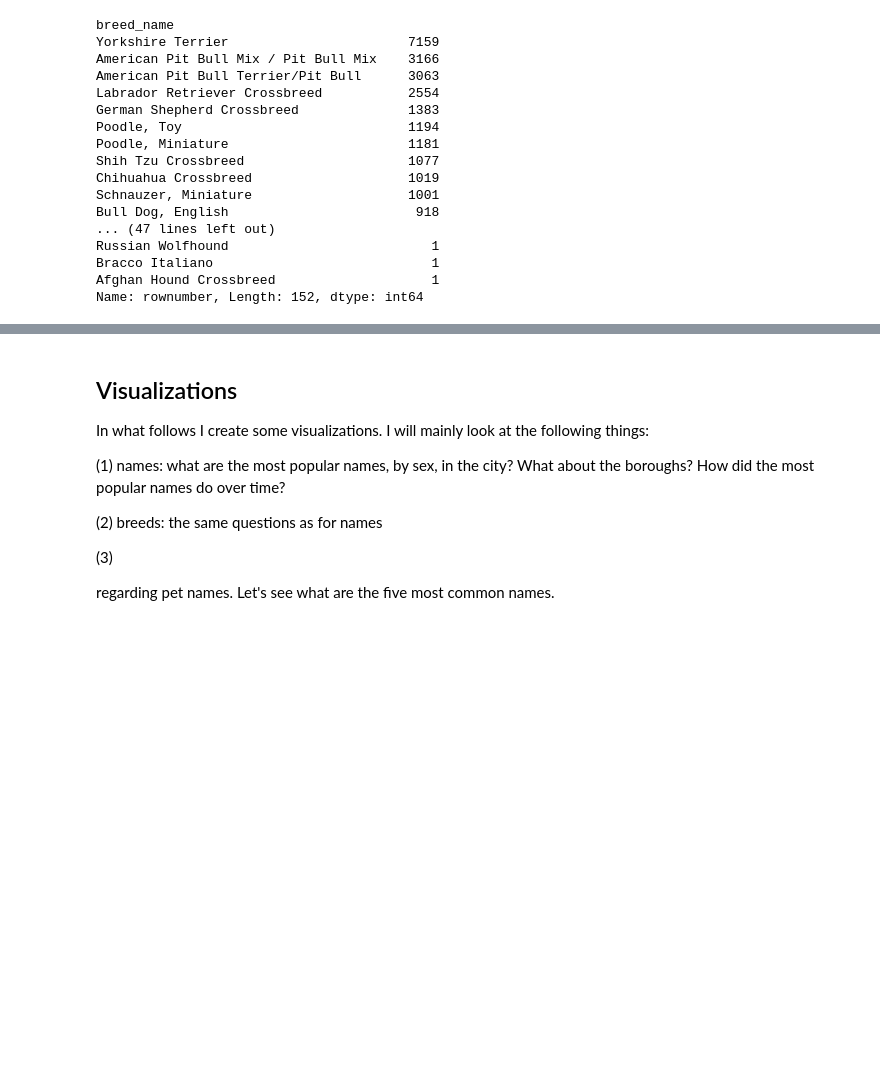
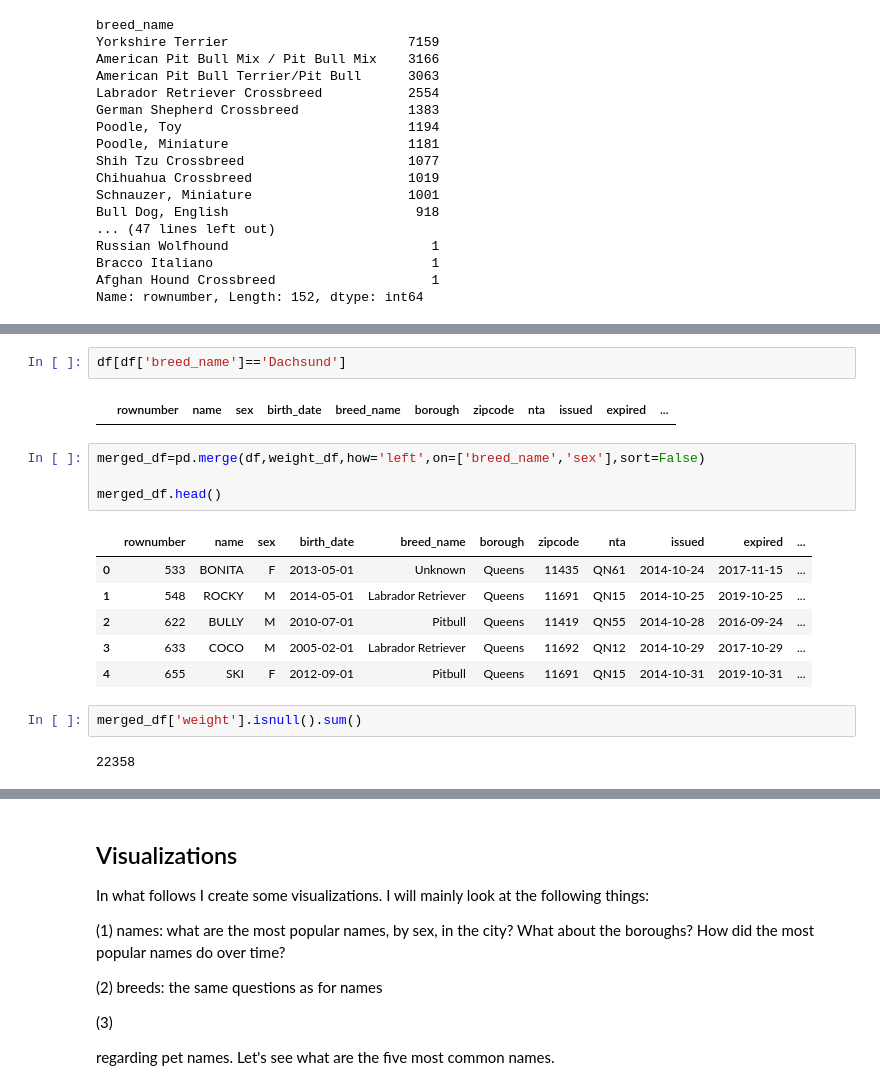
Before and after one commit to bogdanrabanca/pet_project, a Jupyter notebook: pet_project.ipynb, the cells around one changed output, grey strips where cells are left out. Cells and saved outputs as stored; diff of their text form; blank space fills up the shorter version.

```diff
--- a/pet_project.ipynb
+++ b/pet_project.ipynb
@@ -416,0 +469,19 @@ def reduce_pitbull(string):
+# %%
+df[df['breed_name']=='Dachsund']
+# %% [output]
+|  | rownumber | name | sex | birth_date | breed_name | borough | zipcode | nta | issued | expired | ... |
+# %%
+merged_df=pd.merge(df,weight_df,how='left',on=['breed_name','sex'],sort=False)
+
+merged_df.head()
+# %% [output]
+|  | rownumber | name | sex | birth_date | breed_name | borough | zipcode | nta | issued | expired | ... |
+| 0 | 533 | BONITA | F | 2013-05-01 | Unknown | Queens | 11435 | QN61 | 2014-10-24 | 2017-11-15 | ... |
+| 1 | 548 | ROCKY | M | 2014-05-01 | Labrador Retriever | Queens | 11691 | QN15 | 2014-10-25 | 2019-10-25 | ... |
+| 2 | 622 | BULLY | M | 2010-07-01 | Pitbull | Queens | 11419 | QN55 | 2014-10-28 | 2016-09-24 | ... |
+| 3 | 633 | COCO | M | 2005-02-01 | Labrador Retriever | Queens | 11692 | QN12 | 2014-10-29 | 2017-10-29 | ... |
+| 4 | 655 | SKI | F | 2012-09-01 | Pitbull | Queens | 11691 | QN15 | 2014-10-31 | 2019-10-31 | ... |
+# %%
+merged_df['weight'].isnull().sum()
+# %% [output]
+22358
```
Also changed, not shown: parts of 4 cells of this notebook.
